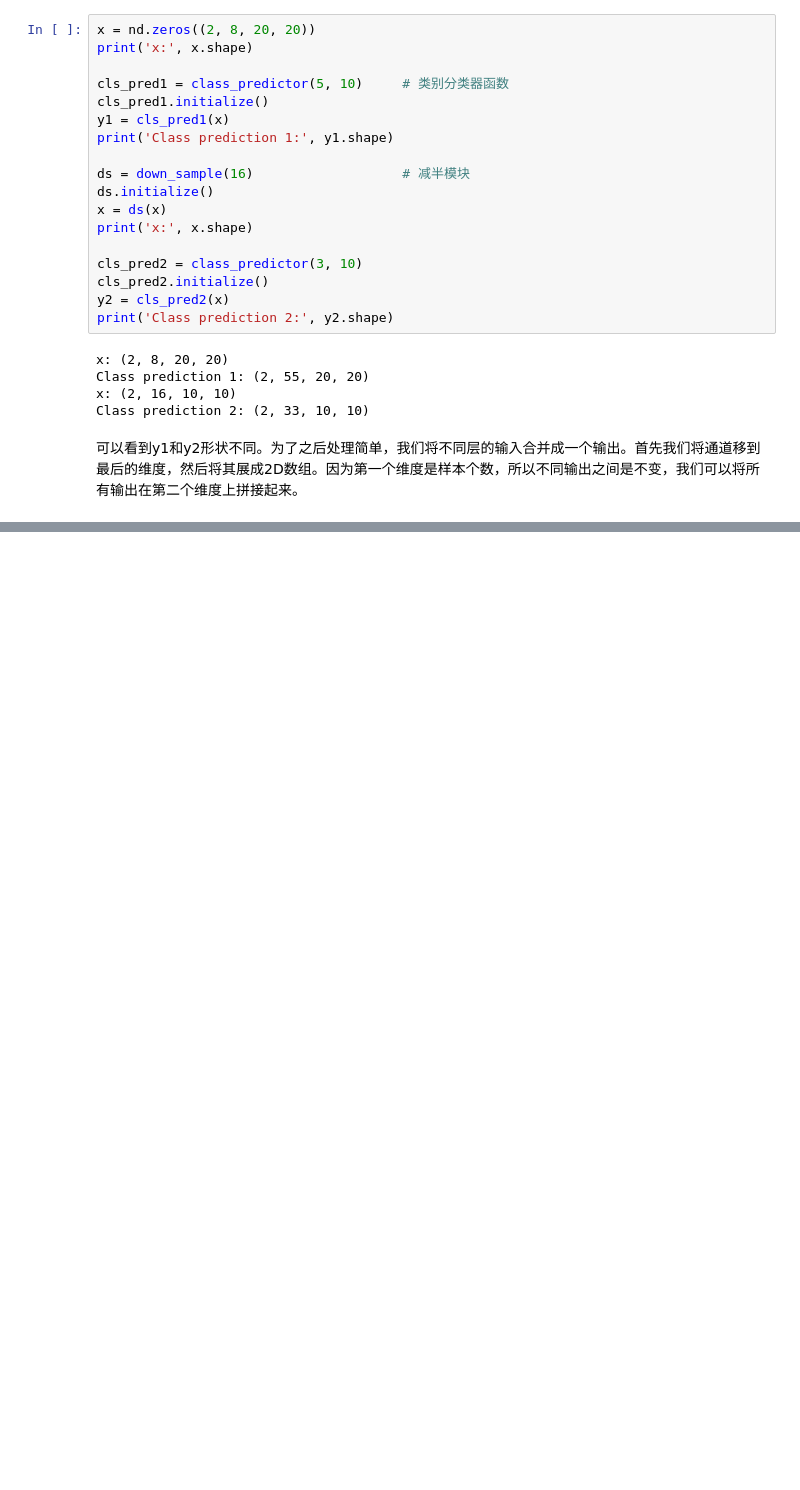
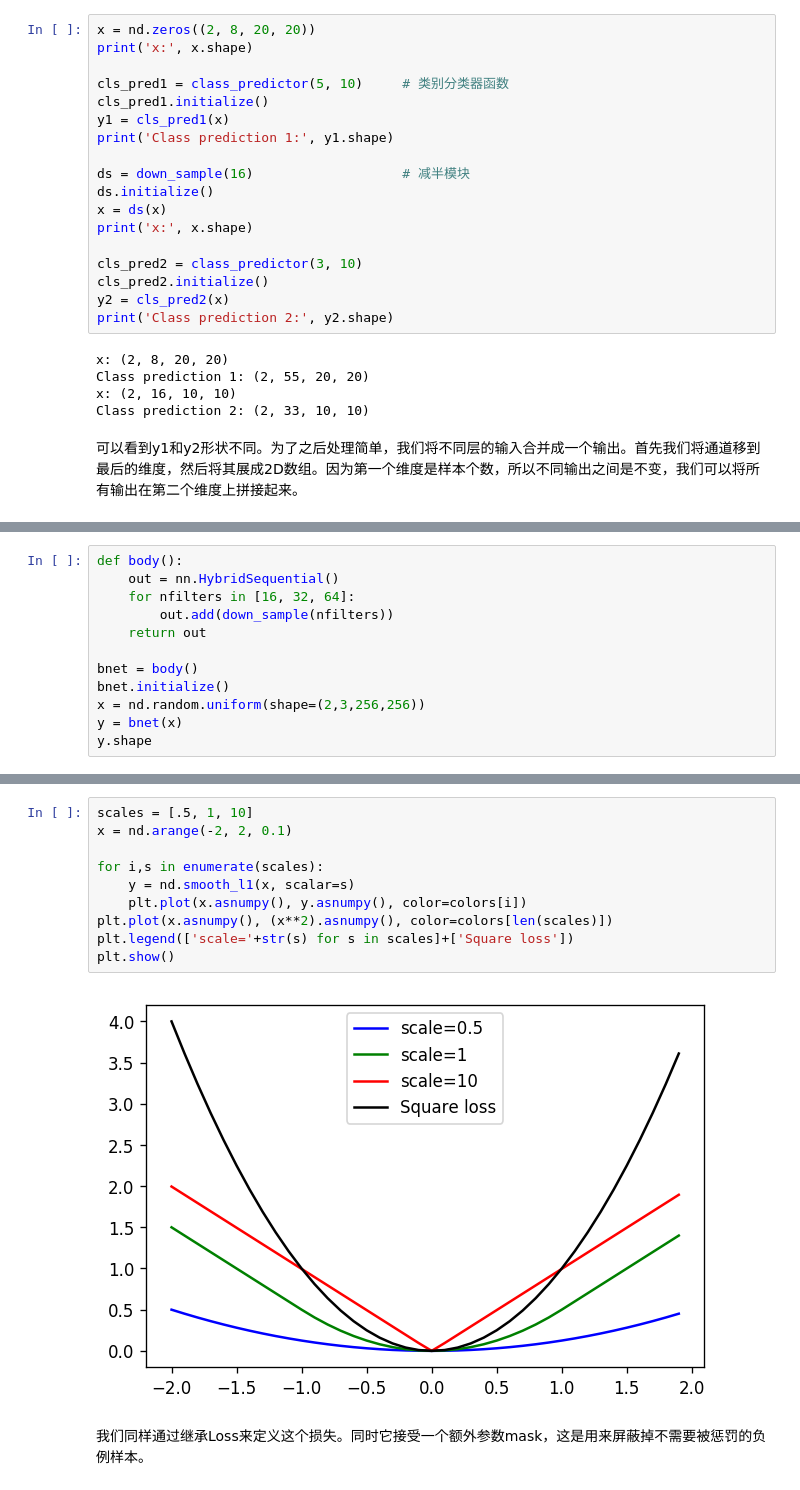
Before and after one commit to caiyueliang/object_detection, a Jupyter notebook: object_detection_ssd.ipynb, the cells around one changed output, grey strips where cells are left out. Drawn from its saved outputs; the diff is of its cells as text; blank space fills up the shorter version.

```diff
--- a/object_detection_ssd.ipynb
+++ b/object_detection_ssd.ipynb
@@ -216,0 +237,12 @@ Class prediction 2: (2, 33, 10, 10)
+# %%
+def body():
+    out = nn.HybridSequential()
+    for nfilters in [16, 32, 64]:
+        out.add(down_sample(nfilters))
+    return out
+
+bnet = body()
+bnet.initialize()
+x = nd.random.uniform(shape=(2,3,256,256))
+y = bnet(x)
+y.shape
@@ -216,0 +444,14 @@ Class prediction 2: (2, 33, 10, 10)
+# %%
+scales = [.5, 1, 10]
+x = nd.arange(-2, 2, 0.1)
+
+for i,s in enumerate(scales):
+    y = nd.smooth_l1(x, scalar=s)
+    plt.plot(x.asnumpy(), y.asnumpy(), color=colors[i])
+plt.plot(x.asnumpy(), (x**2).asnumpy(), color=colors[len(scales)])
+plt.legend(['scale='+str(s) for s in scales]+['Square loss'])
+plt.show()
+# %% [output]
+[figure, added]
+# %% [markdown]
+我们同样通过继承Loss来定义这个损失。同时它接受一个额外参数mask，这是用来屏蔽掉不需要被惩罚的负例样本。
```
Also changed, not shown: parts of 36 cells of this notebook.
